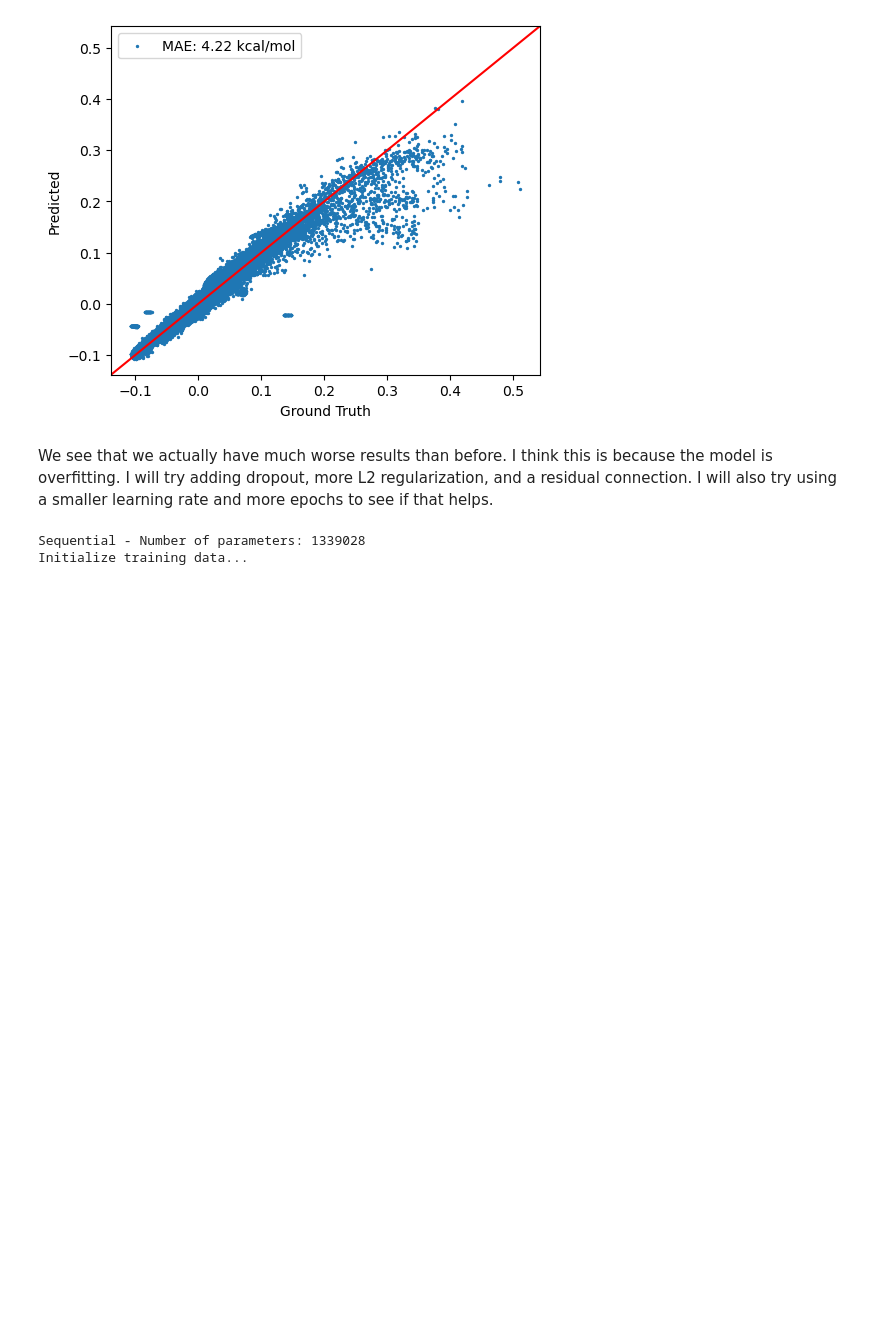
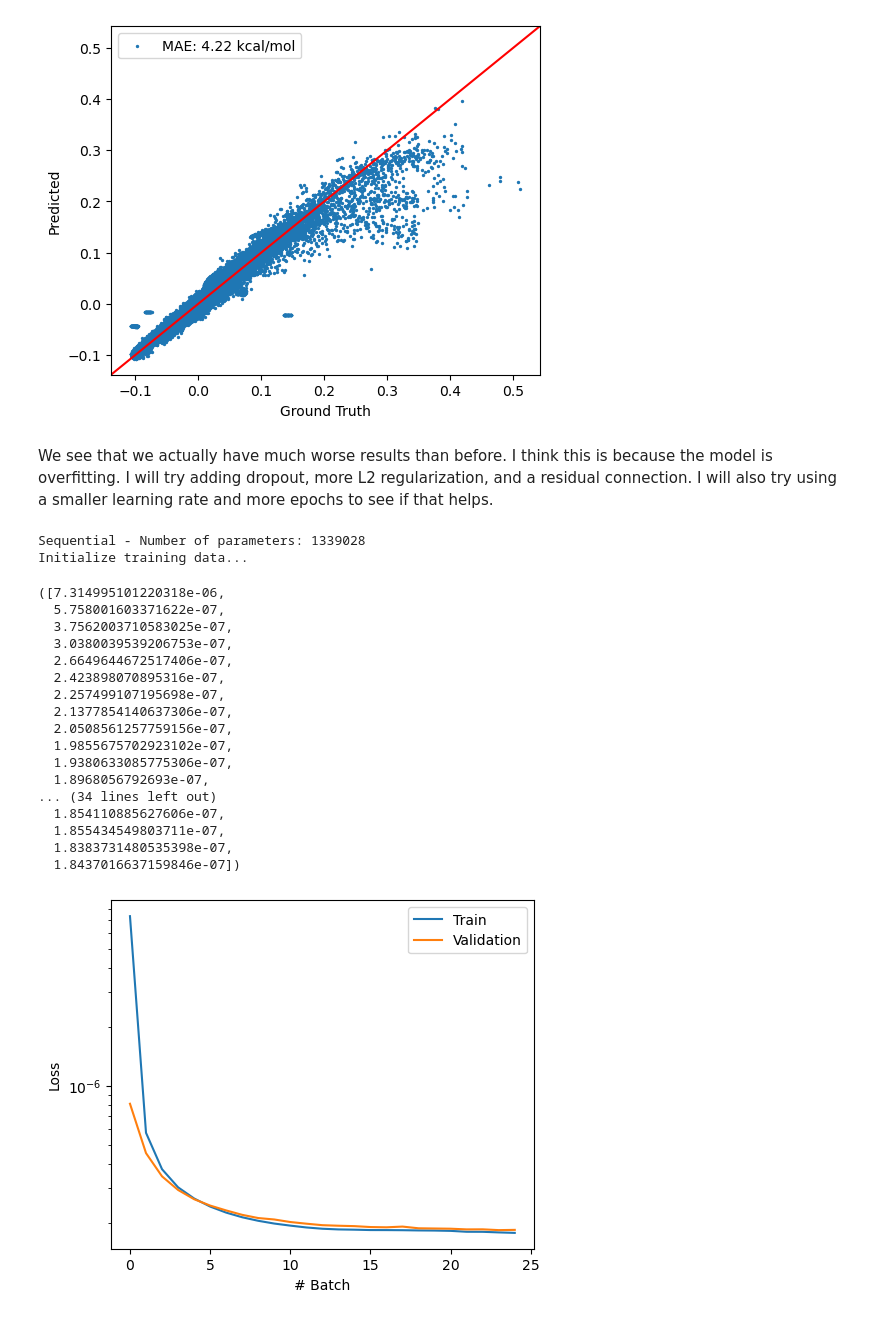
Before and after one commit to Qile0317/bioe142-final-project, a Jupyter notebook: checkpoint3.ipynb, the cells around one changed output. Saved outputs shown, nothing was run; the diff lists cells and outputs as text; code cells hidden in the pictures; blank space fills up the shorter version.

```diff
--- a/checkpoint3.ipynb
+++ b/checkpoint3.ipynb
@@ -341,35 +341,53 @@ We see that we actually have much worse results than before. I think this is bec
 class Linear3(nn.Module):
     def __init__(self):
         super().__init__()
-        self.input = nn.Linear(384, 300)
+        self.input = nn.Linear(aev_dim, 300)
         self.hidden = nn.Sequential(
             nn.Linear(300, 300),
             nn.GELU(),
             nn.Dropout(0.1),
             nn.Linear(300, 300),
             nn.GELU(),
             nn.Dropout(0.1)
         )
         self.output = nn.Sequential(
             nn.Linear(300, 128),
             nn.GELU(),
             nn.Linear(128, 1)
         )
 
     def forward(self, x):
         x = self.input(x)
         x = x + self.hidden(x)
         return self.output(x)
 
 trainer3 = ANITrainer(
     model=create_model(Linear3),
-    batch_size=2048,
+    batch_size=1048,
     learning_rate=1e-4,
     epoch=25,
     l2=1e-4
 )
 
-trainer2.train(train_data=train_data, val_data=val_data, early_stop=True, draw_curve=True)
+trainer3.train(train_data=train_data, val_data=val_data, early_stop=True, draw_curve=True)
 # %% [output]
 Sequential - Number of parameters: 1339028
 Initialize training data...
+([7.314995101220318e-06,
+  5.758001603371622e-07,
+  3.7562003710583025e-07,
+  3.0380039539206753e-07,
+  2.6649644672517406e-07,
+  2.423898070895316e-07,
+  2.257499107195698e-07,
+  2.1377854140637306e-07,
+  2.0508561257759156e-07,
+  1.9855675702923102e-07,
+  1.9380633085775306e-07,
+  1.8968056792693e-07,
+... (34 lines left out)
+  1.854110885627606e-07,
+  1.855434549803711e-07,
+  1.8383731480535398e-07,
+  1.8437016637159846e-07])
+[figure, added]
```
Also changed, not shown: parts of 14 cells of this notebook.
